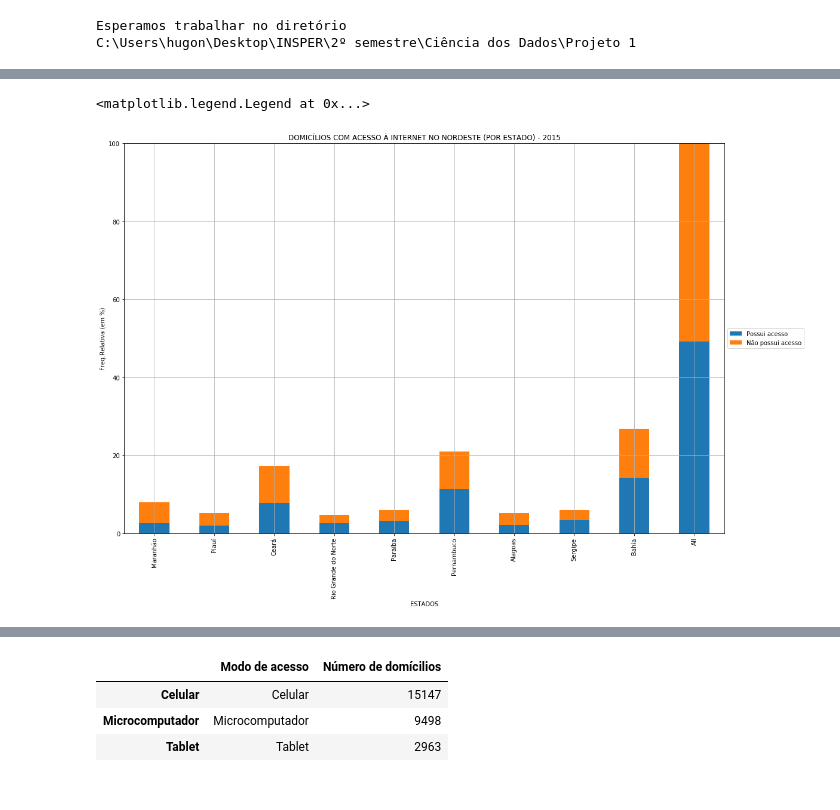
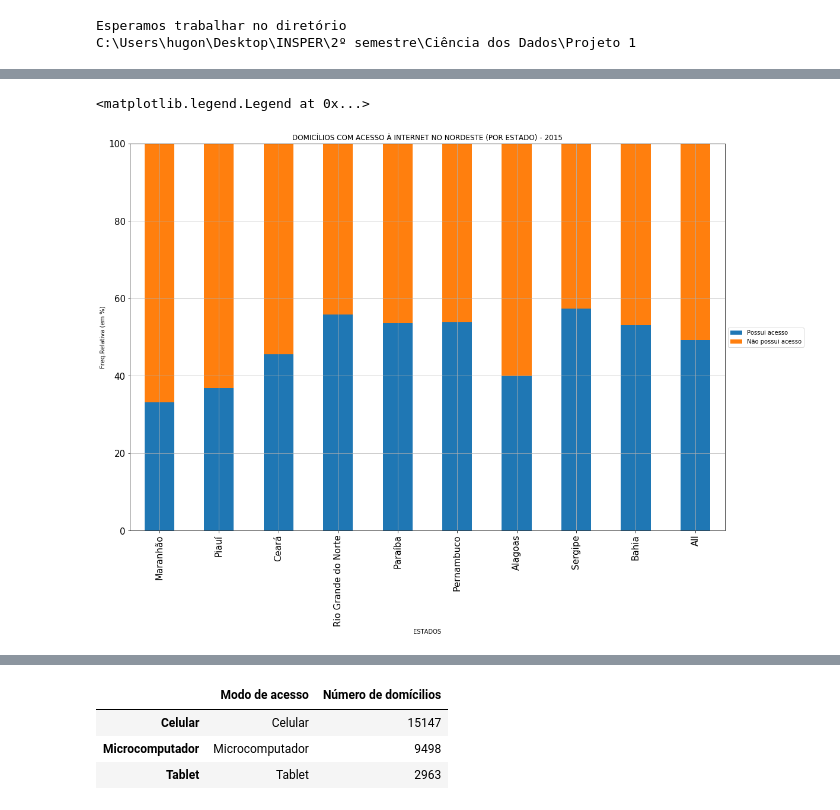
Before and after one commit to hugogr99/CIENCIA-DOS-DADOS, a Jupyter notebook: Projeto 1.ipynb, the cells around one changed output, grey strips where cells are left out. Saved outputs shown, nothing was run; the diff lists cells and outputs as text; code cells hidden in the pictures.

```diff
--- a/Projeto 1.ipynb
+++ b/Projeto 1.ipynb
@@ -28,7 +28,7 @@ C:\Users\hugon\Desktop\INSPER\2º semestre\Ciência dos Dados\Projeto 1
 # %%
 dados.UF = dados.UF.astype('category')
 dados.ACESSO = dados.V02322.astype('category')
-dados.SALARIO = dados.V4622.astype('category')
+dados.SALARIO = dados.V4621.astype('float')
 dados.COMP = dados.V02323.astype('category')
 dados.CEL = dados.V02324.astype('category')
 dados.REG = dados.V4105.astype('category')
@@ -37,14 +37,13 @@ dados.TAB = dados.V02325.astype('category')
 # %%
 dados.UF.cat.categories = (['Rondônia','Acre','Amazonas','Roraima','Pará','Amapá','Tocantins','Maranhão','Piauí','Ceará','Rio Grande do Norte','Paraíba','Pernambuco','Alagoas','Sergipe','Bahia','Minas Gerais','Espírito Santo','Rio de Janeiro','São Paulo','Paraná','Santa Catarina','Rio Grande do Sul','Mato Grosso do Sul','Mato Grosso','Goiás','Distrito Federal'])
 dados.ACESSO.cat.categories = (['Possui acesso','Não possui acesso'])
-dados.SALARIO.cat.categories = (['0','Até 0,25','0,25 - 0,5','0,5 - 1','1 - 2','2 - 3','3 - 5','+5','Sem declaração'])
 dados.COMP.cat.categories = (['Sim','Não'])
 dados.CEL.cat.categories = (['Sim','Não'])
 dados.REG.cat.categories = (['URBANA - Cidade ou vila, área urbanizada', 'URBANA - Cidade ou vila, área não urbanizada','URBANA - área urbana isolada','RURAL - Aglomerado rural de extensão urbana','RURAL - Aglomerado rural, isolado, povoado','RURAL - Aglomerado rural, isolado, núcleo','RURAL - Aglomerado rural, isolado, outros aglomerados','RURAL - Zona rural exclusive aglomerado rural'])
 dados.TAB.cat.categories = (['Sim','Não'])
 
 d = pd.concat([dados.UF, dados.REG, dados.SALARIO, dados.ACESSO], axis = 1)
-d.columns = ['ESTADO','ZONA','RENDA PER CAPITA (em salários mínimos (R$))','ACESSO À INTERNET EM CASA']#'ACESSO À INTERNET POR MICROCOMPUTADOR', 'ACESSO À INTERNET POR CELULAR', 'ACESSO À INTERNET POR TABLET' ]
+d.columns = ['ESTADO','ZONA','RENDA PER CAPITA (em R$)','ACESSO À INTERNET EM CASA']#'ACESSO À INTERNET POR MICROCOMPUTADOR', 'ACESSO À INTERNET POR CELULAR', 'ACESSO À INTERNET POR TABLET' ]
 nordeste = d[(d['ESTADO'] == 'Maranhão') | (d['ESTADO'] == 'Piauí')| (d['ESTADO'] == 'Ceará')| (d['ESTADO'] == 'Rio Grande do Norte')| (d['ESTADO'] == 'Paraíba')| (d['ESTADO'] == 'Pernambuco')| (d['ESTADO'] == 'Alagoas')| (d['ESTADO'] == 'Sergipe')| (d['ESTADO'] == 'Bahia')]
 nordeste = nordeste.dropna()
 
@@ -107,7 +129,7 @@ evc.plot(kind='pie', colors=('yellow', 'salmon'), autopct="%.2f", title='Zona de
 # %%
 #TABELA DE ACESSO À INTERNET NO NORDESTE (EM % POR ESTADO)
 
-ct1=pd.crosstab(nordeste['ACESSO À INTERNET EM CASA'], nordeste['ESTADO'], margins=True, rownames=['ACESSO À INTERNET EM CASA'], colnames=['ESTADOS'], normalize=True)*100
+ct1=pd.crosstab(nordeste['ACESSO À INTERNET EM CASA'], nordeste['ESTADO'], margins=True, rownames=['ACESSO À INTERNET EM CASA'], colnames=['ESTADOS'], normalize='columns')*100
 #ct1 = ct1[7:15]
 ct1 = ct1.head(2)
 ct1
@@ -119,16 +141,16 @@ ct1
 # %%
-plot = ct1.T.plot(kind='bar', stacked=True,title='DOMICÍLIOS COM ACESSO À INTERNET NO NORDESTE (POR ESTADO) - 2015')
+plot = ct1.T.plot(kind='bar', stacked=True,title='DOMICÍLIOS COM ACESSO À INTERNET NO NORDESTE (POR ESTADO) - 2015',fontsize=15)
 plot.set_ylim([0, 100])
 plt.ylabel('Freq.Relativa (em %)')
 plt.grid()
 
 ax = plt.subplot(111)
 box = ax.get_position()
 ax.set_position([box.x0, box.y0, box.width * 3, box.height*3])
 ax.legend(loc='center left', bbox_to_anchor=(1, 0.5))
 # %% [output]
 <matplotlib.legend.Legend at 0x...>
-[figure, old version]
+[figure, new version]
 # %%
 cel = nordeste1[nordeste1['ACESSO À INTERNET POR CELULAR']=='Sim']
 mc = nordeste1[nordeste1['ACESSO À INTERNET POR MICROCOMPUTADOR']=='Sim']
```
Also changed, not shown: parts of 12 cells of this notebook.
